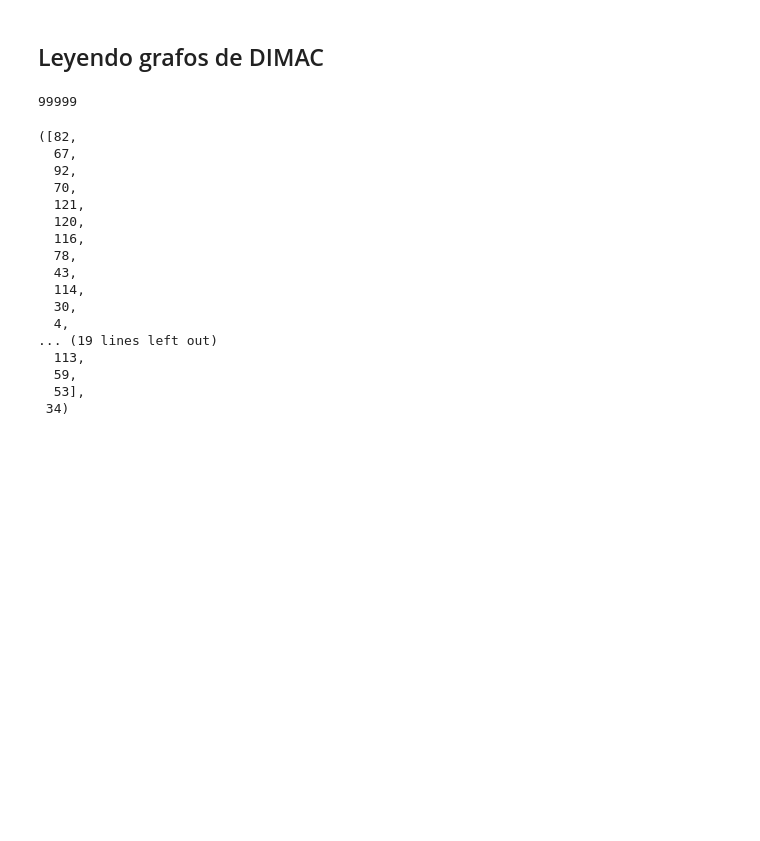
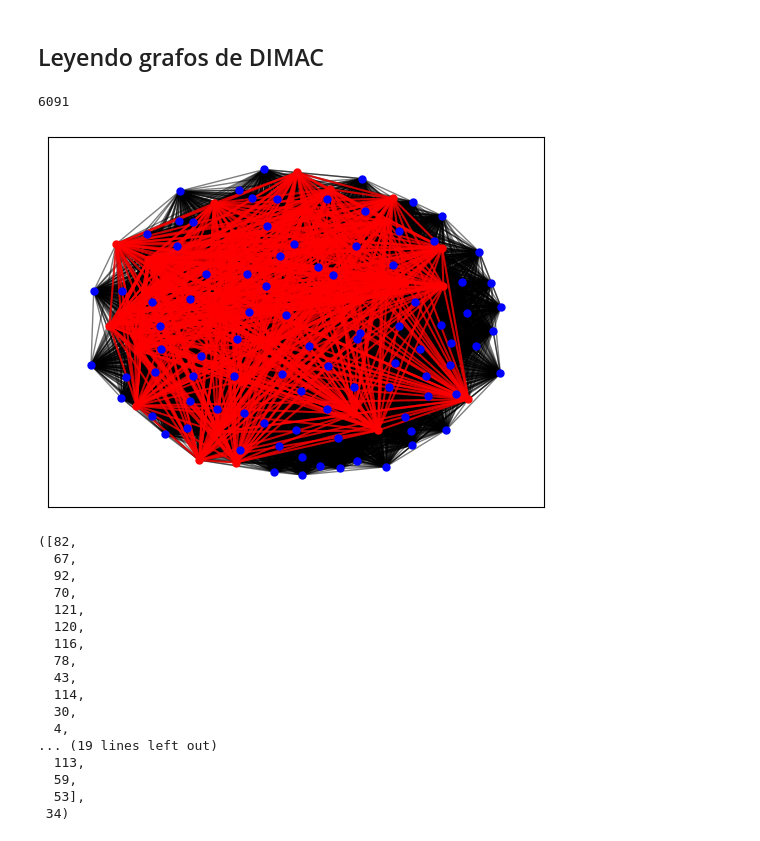
Before and after one commit to snadosas/clique_stochastic, a Jupyter notebook: DecisionMCliqueConSA_2.ipynb, the cells around one changed output. Drawn from its saved outputs; the diff is of its cells as text; code cells hidden in the pictures; blank space fills up the shorter version.

```diff
--- a/DecisionMCliqueConSA_2.ipynb
+++ b/DecisionMCliqueConSA_2.ipynb
@@ -185,10 +186,14 @@ H = read_DIMAC("dimacs_graphs/C125.9.clq")
 for node in H.nodes():
     H.nodes[node]['weight'] = 1
 # %%
-sigma_lol, n_lol = Decision_SA(17,100000,nx.adjacency_matrix(H).todense(),beta_lol)
+sigma_lol, n_lol = Decision_SA(34,100000,nx.adjacency_matrix(H).todense(),beta_lol)
 print(n_lol)
 # %% [output]
-99999
+6091
+# %%
+graph_clique(H,34,sigma_lol)
+# %% [output]
+[figure, added]
 # %%
 nx.algorithms.max_weight_clique(H)
 # %% [output]
```
Also changed, not shown: parts of 14 cells of this notebook.
